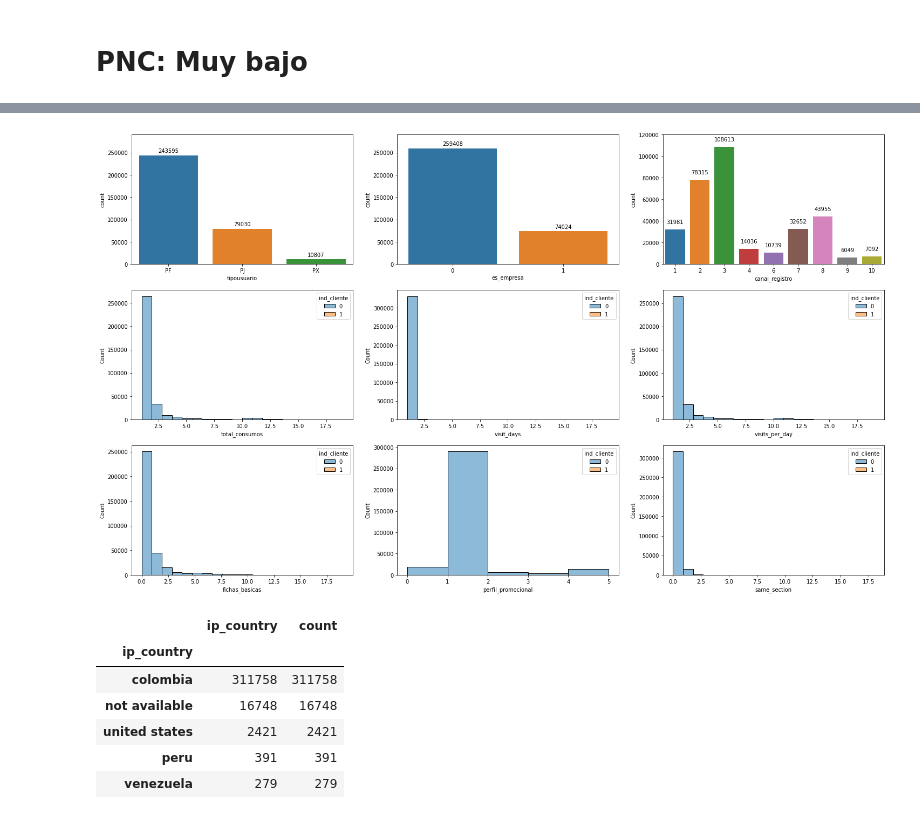
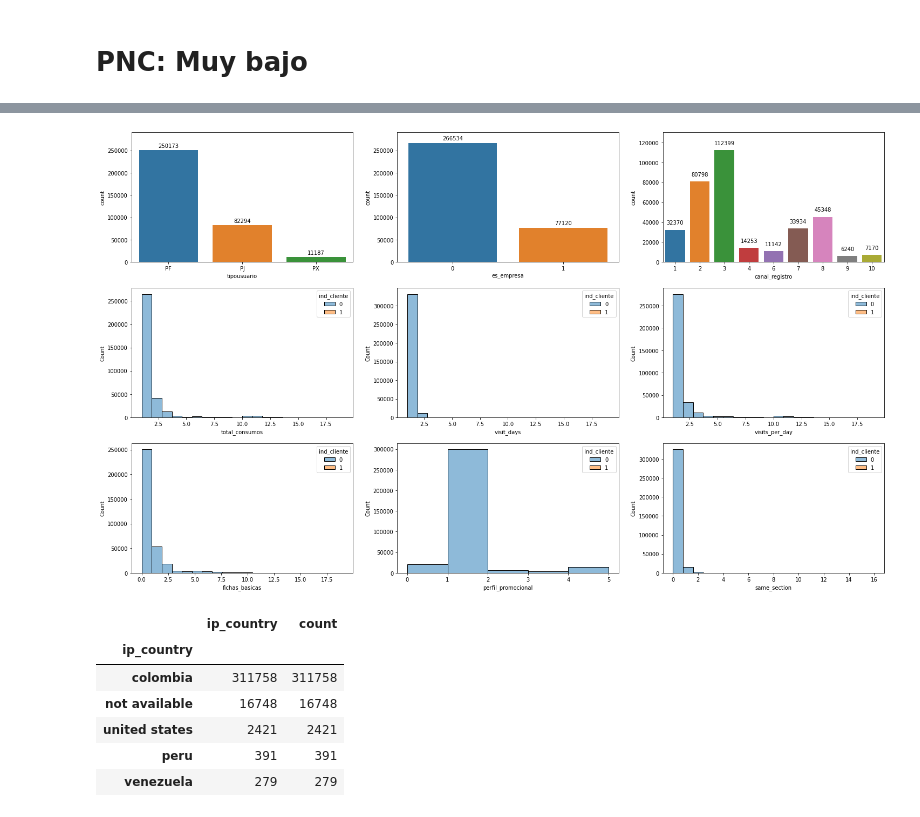
Before and after one commit to boschmateo/prediccion_ecommerce, a Jupyter notebook: 03 - Understanding the models.ipynb, the cells around one changed output, grey strips where cells are left out. Cells and saved outputs as stored; diff of their text form; code cells hidden in the pictures.

```diff
--- a/03 - Understanding the models.ipynb
+++ b/03 - Understanding the models.ipynb
@@ -34,5 +50,5 @@ df_usuarios["same_class_b"] = df_usuarios.apply(lambda row: 1 if row["same_class
 # %%
-df_usuarios["es_empresa"] = df_usuarios.apply(lambda x: 1 if x["usu_tipo"] is not None else 0, axis=1)
+df_usuarios["es_empresa"] = df_usuarios.apply(lambda x: 1 if x["usu_tipo"] != "" else 0, axis=1)
 # %%
 pnc_mb = df_usuarios.loc[df_usuarios.first_pred < 0.4, :]
 pnc_tmp = df_usuarios.loc[df_usuarios.first_pred >= 0.4, :]
@@ -83,9 +109,9 @@ pnc_mb.shape
 # %%
 title = "Usuarios con un potencial nivel de compra muy bajo"
-summary_group(pnc_mb, title, ax1_ylim=290000, ax2_ylim=290000, ax3_ylim=120000, ax1_offset=10000, ax2_offset=10000, ax3_offset=7000)
+summary_group(pnc_mb, title, ax1_ylim=290000, ax2_ylim=290000, ax3_ylim=130000, ax1_offset=10000, ax2_offset=10000, ax3_offset=7000)
 plt.savefig("./data/files/img/groups/pnc_mb.pdf")
 # %% [output]
-[figure, old version]
+[figure, new version]
 # %%
 # %% [output]
 |  | ip_country | count |
```
Also changed, not shown: parts of 10 cells of this notebook, 12 other files.
